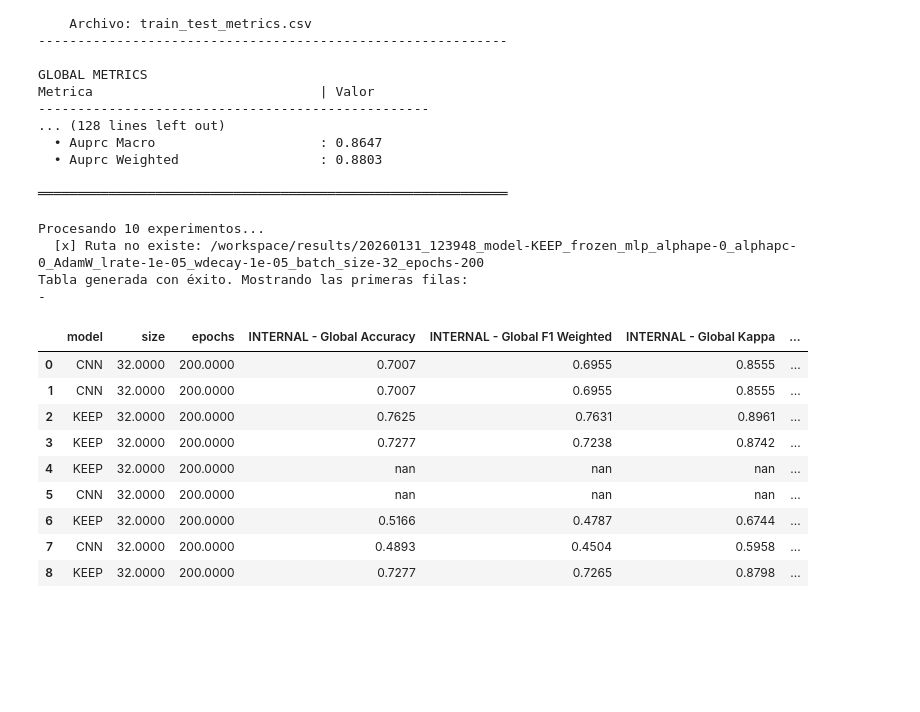
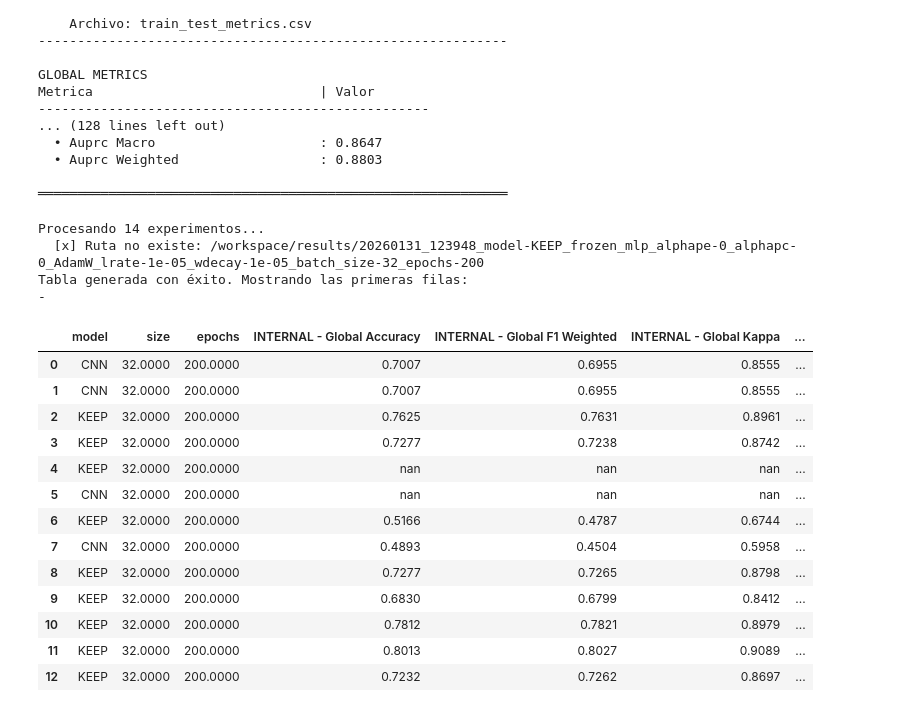
Before and after one commit to Nataliah612/Prost_Graph, a Jupyter notebook: notebooks/results_visualization.ipynb, the cells around one changed output. Saved outputs shown, nothing was run; the diff lists cells and outputs as text; code cells hidden in the pictures; blank space fills up the shorter version.

```diff
--- a/notebooks/results_visualization.ipynb
+++ b/notebooks/results_visualization.ipynb
@@ -385,36 +385,44 @@ experimentos = [
     r"/workspace/results/20260206_151019_model-KEEP_frozen_max_aggre_alphape-0_alphapc-0_AdamW_lrate-1e-05_wdecay-1e-05_batch_size-32_epochs-200",
     r"/workspace/results/20260208_190457_model-CNN_frozen_max_aggre_alphape-0_alphapc-0_AdamW_lrate-1e-05_wdecay-1e-05_batch_size-32_epochs-200",
     r"/workspace/results/20260208_190818_model-KEEP_frozen_graph_alphape-0.1_alphapc-0.1_AdamW_lrate-1e-05_wdecay-1e-05_batch_size-32_epochs-200",
+    r"/workspace/results/20260211_212240_model-KEEP_pretrain_graph_alphape-0_alphapc-0_AdamW_lrate-1e-05_wdecay-1e-05_batch_size-32_epochs-200_1conv",
+    r"/workspace/results/20260213_103028_model-KEEP_pretrain_graph_alphape-0_alphapc-0_AdamW_lrate-1e-05_wdecay-0.0001_batch_size-32_epochs-200_2conv",
+    r"/workspace/results/20260220_123813_model-KEEP_pretrain_graph_alphape-0_alphapc-0_AdamW_lrate-1e-05_wdecay-0.0001_batch_size-32_epochs-200", # drop 0.3
+    r"/workspace/results/20260224_175042_model-KEEP_pretrain_graph_alphape-0.1_alphapc-0.2_AdamW_lrate-1e-05_wdecay-0.0001_batch_size-32_epochs-200"
 ]
 
 # O usar glob para coger todas las carpetas en results:
 # import glob
 # experimentos = glob.glob("/workspace/results/*")
 
 # 2. Generar el DataFrame
 df_resultados, df_reducido = generar_tabla_comparativa_red(experimentos)
 
 # 3. Mostrar resultados
 print("Tabla generada con éxito. Mostrando las primeras filas:")
 estilizar_tabla(df_resultados)
 
 print("-")
 estilizar_tabla(df_reducido)
 # %% [output]
-Procesando 10 experimentos...
+Procesando 14 experimentos...
   [x] Ruta no existe: /workspace/results/20260131_123948_model-KEEP_frozen_mlp_alphape-0_alphapc-0_AdamW_lrate-1e-05_wdecay-1e-05_batch_size-32_epochs-200
 Tabla generada con éxito. Mostrando las primeras filas:
 -
 |  | model | size | epochs | INTERNAL - Global Accuracy | INTERNAL - Global F1 Weighted | INTERNAL - Global Kappa | ... |
 | 0 | CNN | 32.0000 | 200.0000 | 0.7007 | 0.6955 | 0.8555 | ... |
 | 1 | CNN | 32.0000 | 200.0000 | 0.7007 | 0.6955 | 0.8555 | ... |
 | 2 | KEEP | 32.0000 | 200.0000 | 0.7625 | 0.7631 | 0.8961 | ... |
 | 3 | KEEP | 32.0000 | 200.0000 | 0.7277 | 0.7238 | 0.8742 | ... |
 | 4 | KEEP | 32.0000 | 200.0000 | nan | nan | nan | ... |
 | 5 | CNN | 32.0000 | 200.0000 | nan | nan | nan | ... |
 | 6 | KEEP | 32.0000 | 200.0000 | 0.5166 | 0.4787 | 0.6744 | ... |
 | 7 | CNN | 32.0000 | 200.0000 | 0.4893 | 0.4504 | 0.5958 | ... |
 | 8 | KEEP | 32.0000 | 200.0000 | 0.7277 | 0.7265 | 0.8798 | ... |
+| 9 | KEEP | 32.0000 | 200.0000 | 0.6830 | 0.6799 | 0.8412 | ... |
+| 10 | KEEP | 32.0000 | 200.0000 | 0.7812 | 0.7821 | 0.8979 | ... |
+| 11 | KEEP | 32.0000 | 200.0000 | 0.8013 | 0.8027 | 0.9089 | ... |
+| 12 | KEEP | 32.0000 | 200.0000 | 0.7232 | 0.7262 | 0.8697 | ... |
 # %%
 import matplotlib.pyplot as plt
 import numpy as np
```
Also changed, not shown: parts of 1 cell of this notebook, 1 other file.
